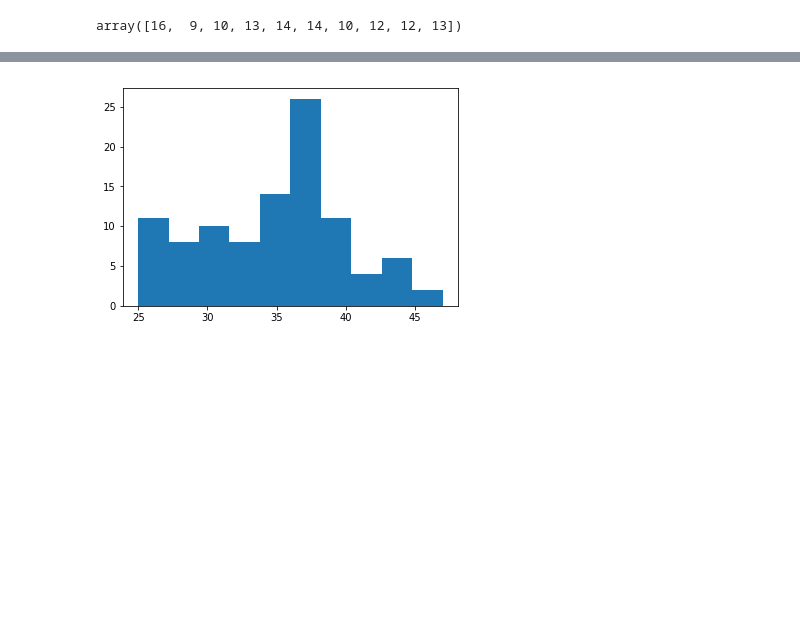
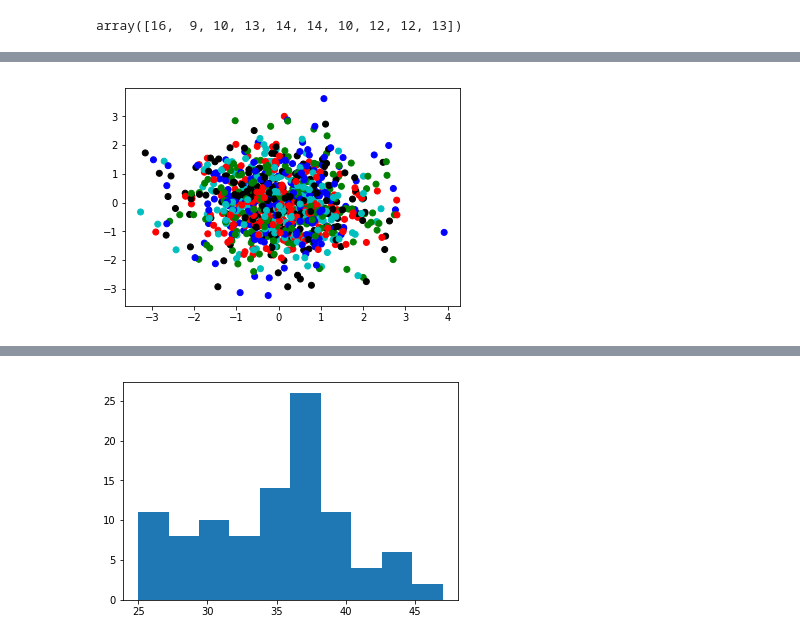
Before and after one commit to shakti230/numpy-random, a Jupyter notebook: numpy-random.ipynb, the cells around one changed output, grey strips where cells are left out. Drawn from its saved outputs; the diff is of its cells as text; code cells hidden in the pictures; blank space fills up the shorter version.

```diff
--- a/numpy-random.ipynb
+++ b/numpy-random.ipynb
@@ -200,0 +270,9 @@ array([16,  9, 10, 13, 14, 14, 10, 12, 12, 13])
+# %%
+# import matplotlib to plot a graph
+import matplotlib.pyplot as plt
+X = np.random.normal(0, 1, 1000)
+Y = np.random.normal(0, 1, 1000)
+plt.scatter(X, Y, c = ['b', 'g', 'k', 'r', 'c'])
+plt.show()
+# %% [output]
+[figure, added]
```
Also changed, not shown: parts of 53 cells of this notebook.
